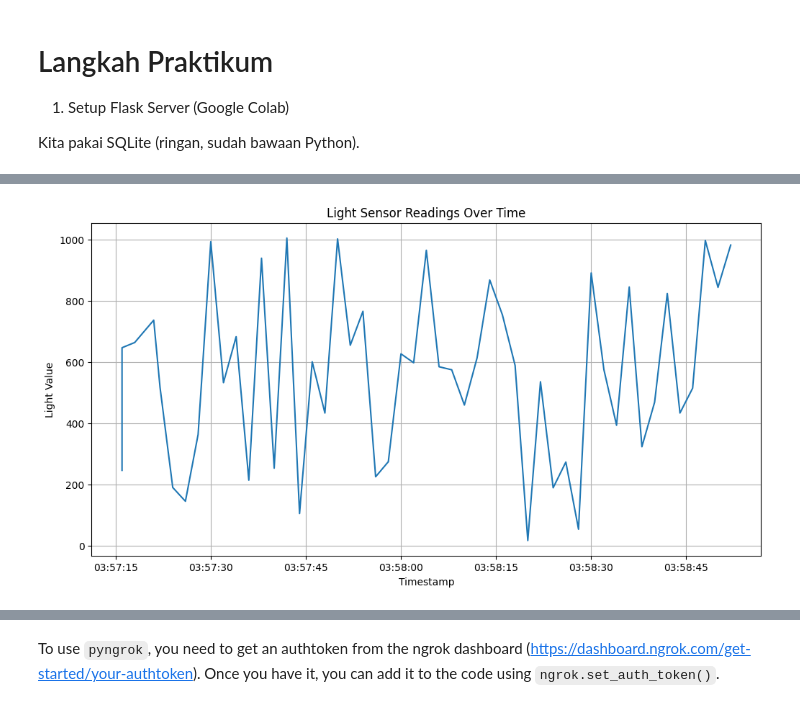
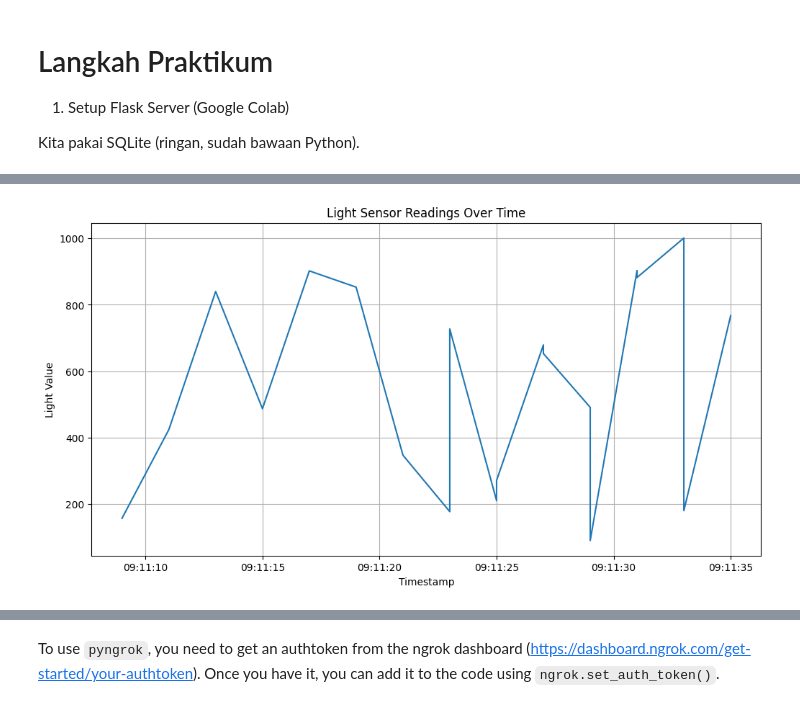
Before and after one commit to arimbawa/Aplikasi-IoT, a Jupyter notebook: Minggu_4_Database_untuk_IoT.ipynb, the cells around one changed output, grey strips where cells are left out. Drawn from its saved outputs; the diff is of its cells as text; code cells hidden in the pictures.

```diff
--- a/Minggu_4_Database_untuk_IoT.ipynb
+++ b/Minggu_4_Database_untuk_IoT.ipynb
@@ -241,32 +186,32 @@ DATABASE = 'sensor_data.db'
 def get_light_data():
     conn = None
     try:
         conn = sqlite3.connect(DATABASE)
         cursor = conn.cursor()
-        cursor.execute("SELECT light, timestamp FROM mqtt_readings ORDER BY timestamp")
+        cursor.execute("SELECT light, timestamp FROM mqtt_readings ORDER BY timestamp LIMIT 20")
         rows = cursor.fetchall()
         return rows
     except Exception as e:
         print(f"Error retrieving light data: {e}")
         return None
     finally:
         if conn:
             conn.close()
 
 light_data = get_light_data()
 
 if light_data:
     df = pd.DataFrame(light_data, columns=['light', 'timestamp'])
     df['timestamp'] = pd.to_datetime(df['timestamp'])
 
     plt.figure(figsize=(12, 6))
     plt.plot(df['timestamp'], df['light'])
     plt.xlabel("Timestamp")
     plt.ylabel("Light Value")
     plt.title("Light Sensor Readings Over Time")
     plt.grid(True)
     plt.show()
 else:
     print("No light data available to plot.")
 # %% [output]
-[figure, old version]
+[figure, new version]
```
Also changed, not shown: parts of 3 cells of this notebook.
